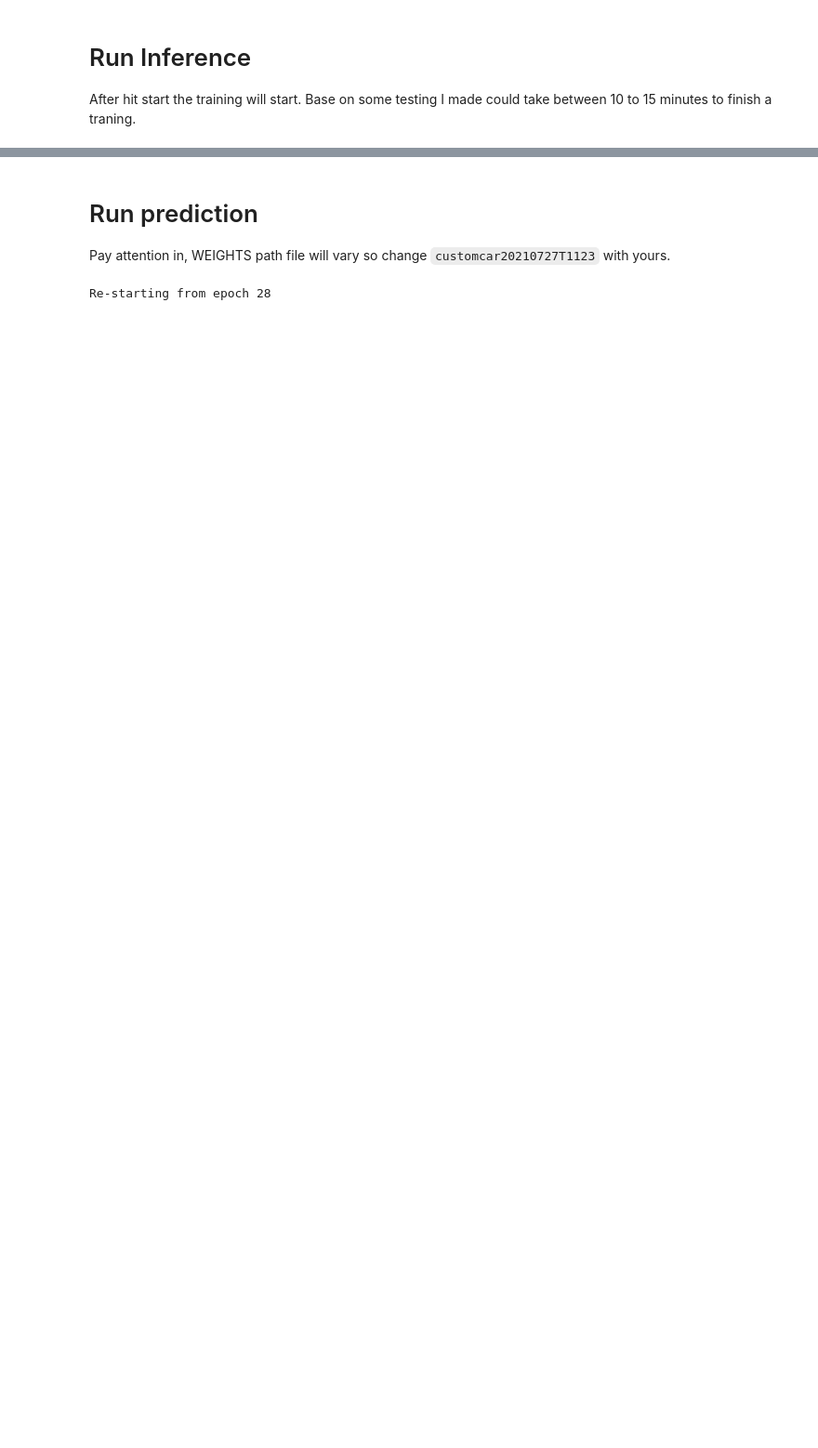
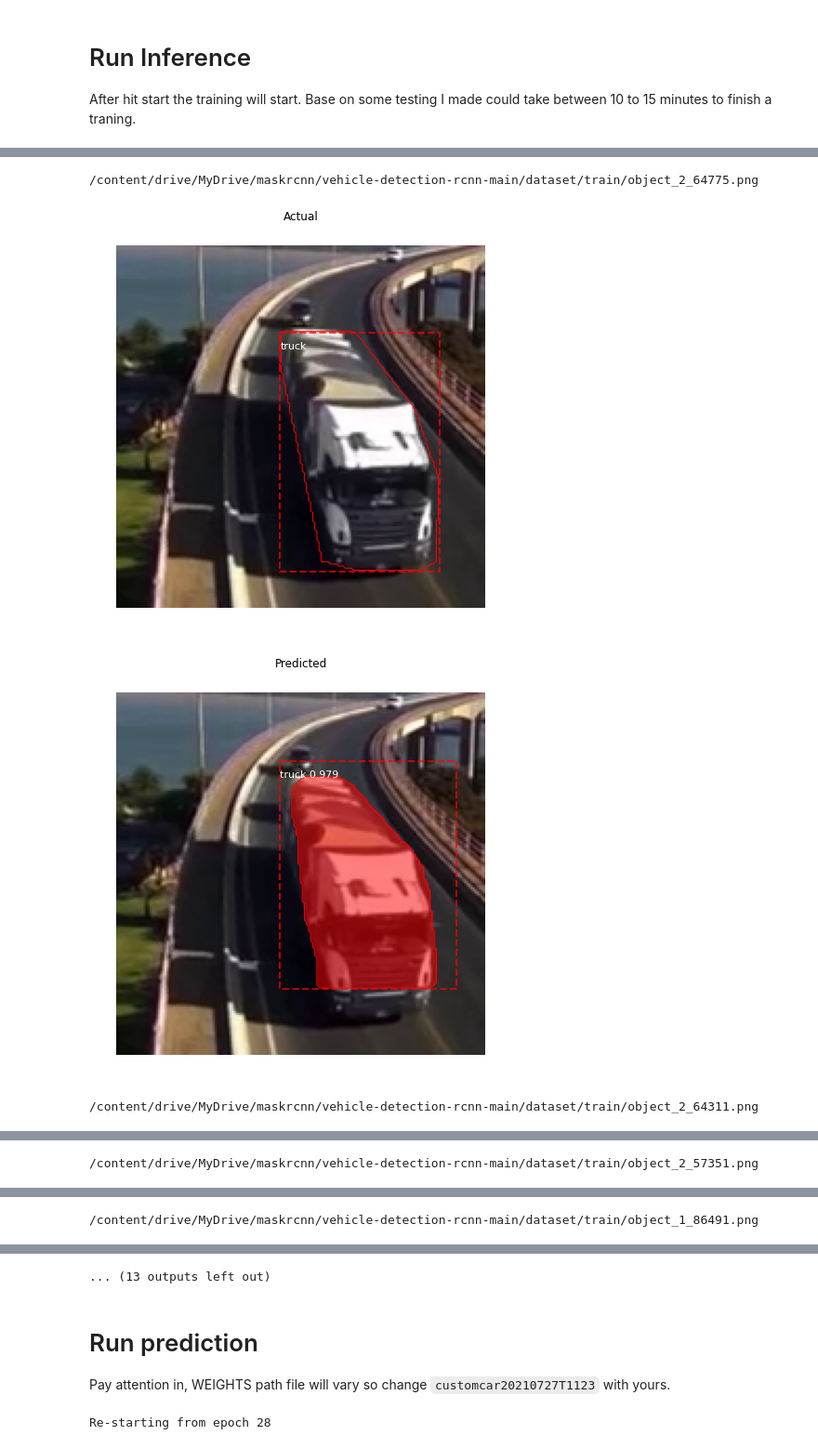
Before and after one commit to martinezger/vehicle-detection-rcnn, a Jupyter notebook: vehicle_detection.ipynb, the cells around one changed output, grey strips where cells are left out. Shown at 93% size. Drawn from its saved outputs; the diff is of its cells as text; code cells hidden in the pictures; blank space fills up the shorter version.

```diff
--- a/vehicle_detection.ipynb
+++ b/vehicle_detection.ipynb
@@ -38,7 +39,7 @@ Using TensorFlow backend.
 
 This setup should work out of the box, in case you want to move to a custom path just change the ROOT_DIR.
 # %%
-ROOT_DIR = os.path.abspath("test")
+ROOT_DIR = os.path.abspath("drive/MyDrive/maskrcnn")
 DEFAULT_LOGS_DIR = os.path.join(ROOT_DIR, "logs")
 
 DATA_SET_PATH = os.path.join(ROOT_DIR, "vehicle-detection-rcnn-main/dataset")
@@ -295,9 +298,7 @@ def run(command, dataset=DATA_SET_PATH, weights="coco", logs=DEFAULT_LOGS_DIR):
     if command == "train":
         train(model, config)
 
-    else:
-        print("'{}' is not recognized. "
-              "Use 'train' or 'splash'".format(command))
+    return model
 # %% [markdown]
 # Run Training
 After hit start the training will start. Base on some testing I made could take between 30 to 60 minutes to finish a traning.
@@ -360,0 +403,13 @@ run("inference")
+# %%
+#val_model = run("inference", weights=f"{ROOT_DIR}/logs/customcar20210831T1157/mask_rcnn_customcar_0029.h5")
+val_model = run("inference", weights=f"{ROOT_DIR}/logs/customcar20210831T1133/mask_rcnn_customcar_0004.h5")
+
+
+dataset_train = CustomCarDataset()
+dataset_train.load_car(DATA_SET_PATH, "train")
+dataset_train.prepare()
+
+# Validation dataset
+dataset_val = CustomCarDataset()
+dataset_val.load_car(DATA_SET_PATH, "val")
+dataset_val.prepare()
@@ -360,0 +442,8 @@ run("inference")
+# %%
+class InferenceConfig(CustomCarConfig):
+            # Set batch size to 1 since we'll be running inference on
+            # one image at a time. Batch size = GPU_COUNT * IMAGES_PER_GPU
+            GPU_COUNT = 1
+            IMAGES_PER_GPU = 1
+
+inference_config = InferenceConfig()
@@ -360,0 +458,7 @@ run("inference")
+# %%
+plot_actual_vs_predicted(dataset_train, val_model, inference_config, n_images=8)
+# %% [output]
+/content/drive/MyDrive/maskrcnn/vehicle-detection-rcnn-main/dataset/train/object_2_64775.png
+[figure, added]
+[figure, added]
+/content/drive/MyDrive/maskrcnn/vehicle-detection-rcnn-main/dataset/train/object_2_64311.png
@@ -360,0 +467 @@ run("inference")
+/content/drive/MyDrive/maskrcnn/vehicle-detection-rcnn-main/dataset/train/object_2_57351.png
@@ -360,0 +470 @@ run("inference")
+/content/drive/MyDrive/maskrcnn/vehicle-detection-rcnn-main/dataset/train/object_1_86491.png
@@ -361,3 +473,4 @@ run("inference")
+... (13 outputs left out)
 # %% [markdown]
 # Run prediction
 
```
Also changed, not shown: parts of 10 cells of this notebook.
